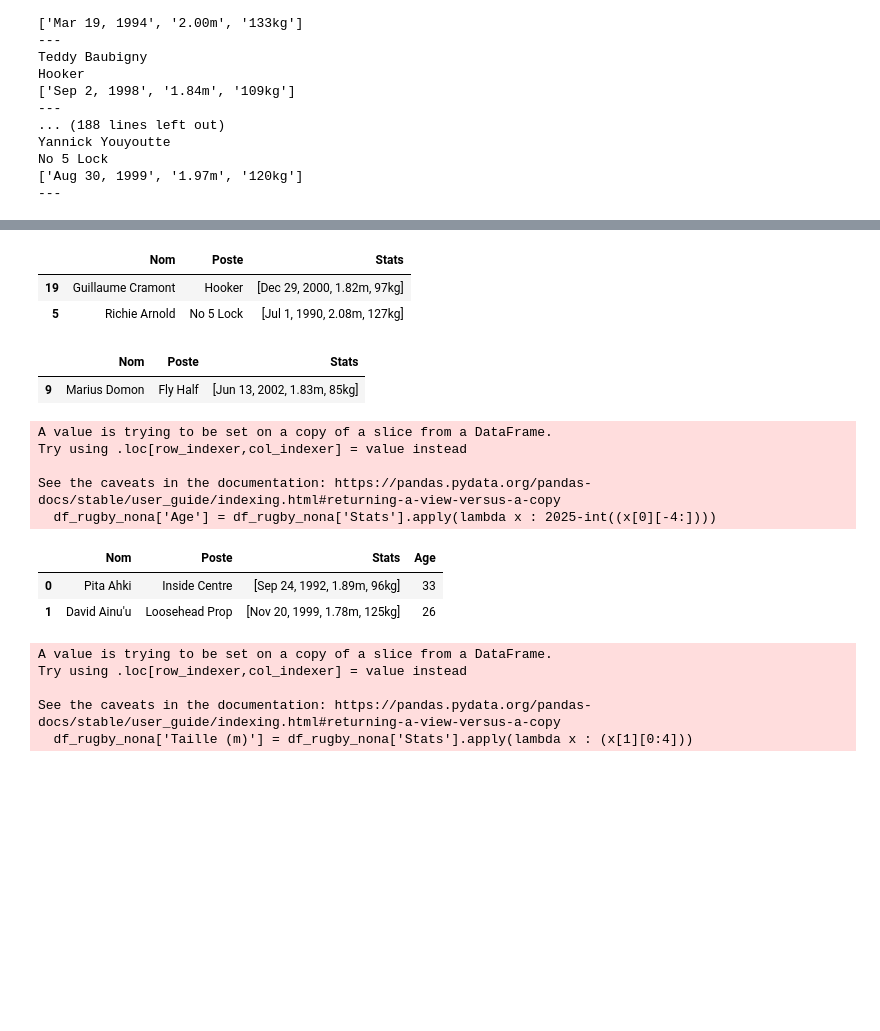
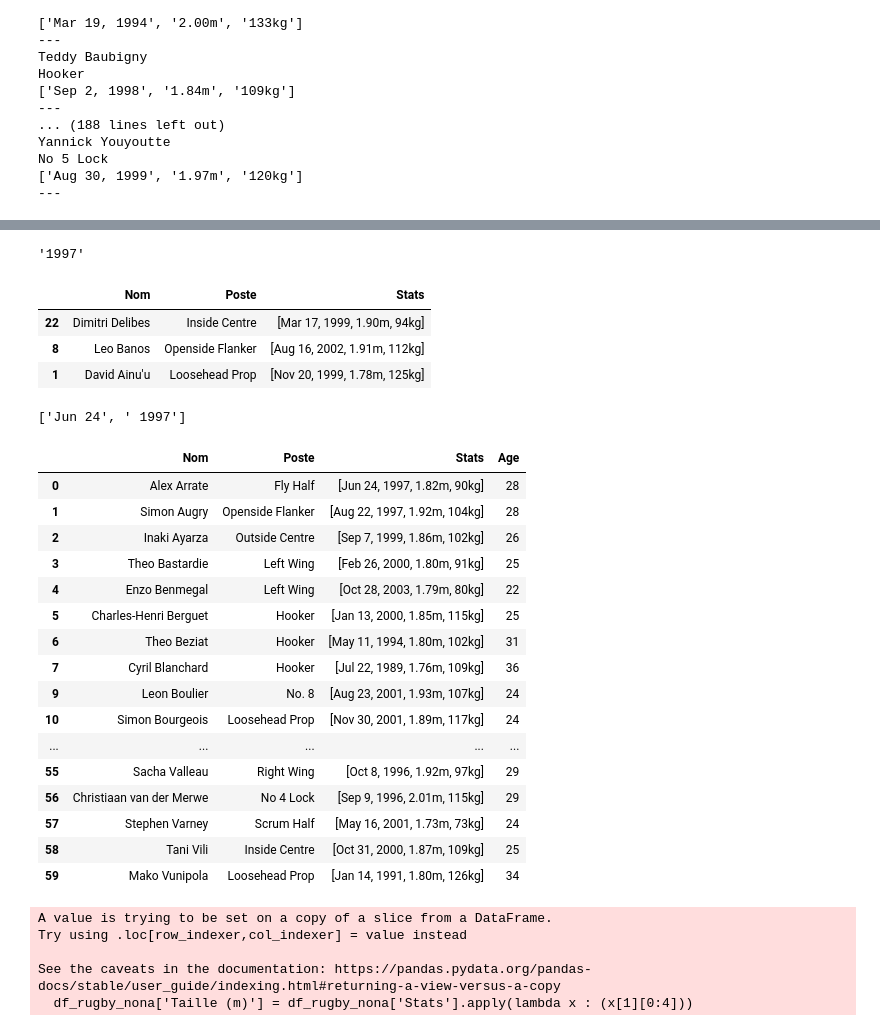
Before and after one commit to gentalex/rugby3, a Jupyter notebook: df_equipe_details.ipynb, the cells around one changed output, grey strips where cells are left out. Cells and saved outputs as stored; diff of their text form; code cells hidden in the pictures; blank space fills up the shorter version.

```diff
--- a/df_equipe_details.ipynb
+++ b/df_equipe_details.ipynb
@@ -26,5 +40,7 @@ Jermaine Ainsley
 # %%
-url = 'https://www.ultimaterugby.com/app/public/index.php/toulouse/squad'
+club = input().lower()
+
+url = f'https://www.ultimaterugby.com/app/public/index.php/{dico_club[club]}/squad'
 
 html = requests.get(url)
 
@@ -133,11 +149,13 @@ No 5 Lock
 # Etape suivante : on créer les colonnes en récupérant les index de chaque liste (ex : index 0 = date de naissance)
 # On a créer nos dico, on peut créer le DF et en faire ce qu'on veut
 # %%
+club = input().lower()
+
 liste_stats = []
 liste_nom = []
 liste_poste = []
 
-url = 'https://www.ultimaterugby.com/app/public/index.php/toulouse/squad'
+url = f'https://www.ultimaterugby.com/app/public/index.php/{dico_club[club]}/squad'
 
 html = requests.get(url)
 
@@ -165,3 +183,14 @@ for player in range(len(test)):
     # print(test[player].find_all('b'))
     except IndexError:
         pass
+
+df_rugby = pd.DataFrame({
+
+    "Nom":liste_nom,
+    "Poste":liste_poste,
+    "Stats":liste_stats
+})
+# print(len(liste_nom))
+# print(len(liste_poste))
+# print(len(liste_stats))
+df_rugby.dropna().sample(3)
@@ -193,12 +202,4 @@ df_rugby
-# %%
-df_rugby_nona = df_rugby.dropna()
-df_rugby_nona.sample(2)
-# %% [output]
-|  | Nom | Poste | Stats |
-| 19 | Guillaume Cramont | Hooker | [Dec 29, 2000, 1.82m, 97kg] |
-| 5 | Richie Arnold | No 5 Lock | [Jul 1, 1990, 2.08m, 127kg] |
-# %%
-df_rugby_nona.loc[df_rugby['Nom'] == 'Marius Domon']
-# %% [output]
-|  | Nom | Poste | Stats |
-| 9 | Marius Domon | Fly Half | [Jun 13, 2002, 1.83m, 85kg] |
+# %%
+df_rugby.loc[0]['Stats'][0][-4:]
+# %% [output]
+'1997'
@@ -205,15 +259,37 @@ df_rugby_nona.loc[df_rugby['Nom'] == 'Marius Domon']
+# %%
+fn_df_club('toulouse')
+# %% [output]
+|  | Nom | Poste | Stats |
+| 22 | Dimitri Delibes | Inside Centre | [Mar 17, 1999, 1.90m, 94kg] |
+| 8 | Leo Banos | Openside Flanker | [Aug 16, 2002, 1.91m, 112kg] |
+| 1 | David Ainu'u | Loosehead Prop | [Nov 20, 1999, 1.78m, 125kg] |
+# %%
+df_rugby['Stats'][0][0].split(',')
+# %% [output]
+['Jun 24', ' 1997']
+# %%
+df_rugby = df_rugby.dropna()
 # %%
-df_rugby_nona['Age'] = df_rugby_nona['Stats'].apply(lambda x : 2025-int((x[0][-4:])))
-df_rugby_nona.head(2)
+df_rugby['Age'] = df_rugby['Stats'].apply(lambda x : 2025 - int(x[0][-4:]))
+df_rugby
 # %% [output]
-A value is trying to be set on a copy of a slice from a DataFrame.
-Try using .loc[row_indexer,col_indexer] = value instead
-
-See the caveats in the documentation: https://pandas.pydata.org/pandas-docs/stable/user_guide/indexing.html#returning-a-view-versus-a-copy
-  df_rugby_nona['Age'] = df_rugby_nona['Stats'].apply(lambda x : 2025-int((x[0][-4:])))
 |  | Nom | Poste | Stats | Age |
-| 0 | Pita Ahki | Inside Centre | [Sep 24, 1992, 1.89m, 96kg] | 33 |
-| 1 | David Ainu'u | Loosehead Prop | [Nov 20, 1999, 1.78m, 125kg] | 26 |
+| 0 | Alex Arrate | Fly Half | [Jun 24, 1997, 1.82m, 90kg] | 28 |
+| 1 | Simon Augry | Openside Flanker | [Aug 22, 1997, 1.92m, 104kg] | 28 |
+| 2 | Inaki Ayarza | Outside Centre | [Sep 7, 1999, 1.86m, 102kg] | 26 |
+| 3 | Theo Bastardie | Left Wing | [Feb 26, 2000, 1.80m, 91kg] | 25 |
+| 4 | Enzo Benmegal | Left Wing | [Oct 28, 2003, 1.79m, 80kg] | 22 |
+| 5 | Charles-Henri Berguet | Hooker | [Jan 13, 2000, 1.85m, 115kg] | 25 |
+| 6 | Theo Beziat | Hooker | [May 11, 1994, 1.80m, 102kg] | 31 |
+| 7 | Cyril Blanchard | Hooker | [Jul 22, 1989, 1.76m, 109kg] | 36 |
+| 9 | Leon Boulier | No. 8 | [Aug 23, 2001, 1.93m, 107kg] | 24 |
+| 10 | Simon Bourgeois | Loosehead Prop | [Nov 30, 2001, 1.89m, 117kg] | 24 |
+| ... | ... | ... | ... | ... |
+| 55 | Sacha Valleau | Right Wing | [Oct 8, 1996, 1.92m, 97kg] | 29 |
+| 56 | Christiaan van der Merwe | No 4 Lock | [Sep 9, 1996, 2.01m, 115kg] | 29 |
+| 57 | Stephen Varney | Scrum Half | [May 16, 2001, 1.73m, 73kg] | 24 |
+| 58 | Tani Vili | Inside Centre | [Oct 31, 2000, 1.87m, 109kg] | 25 |
+| 59 | Mako Vunipola | Loosehead Prop | [Jan 14, 1991, 1.80m, 126kg] | 34 |
 # %%
 df_rugby_nona['Taille (m)'] = df_rugby_nona['Stats'].apply(lambda x : (x[1][0:4]))
 df_rugby_nona.head(2)
```
Also changed, not shown: parts of 6 cells of this notebook.
